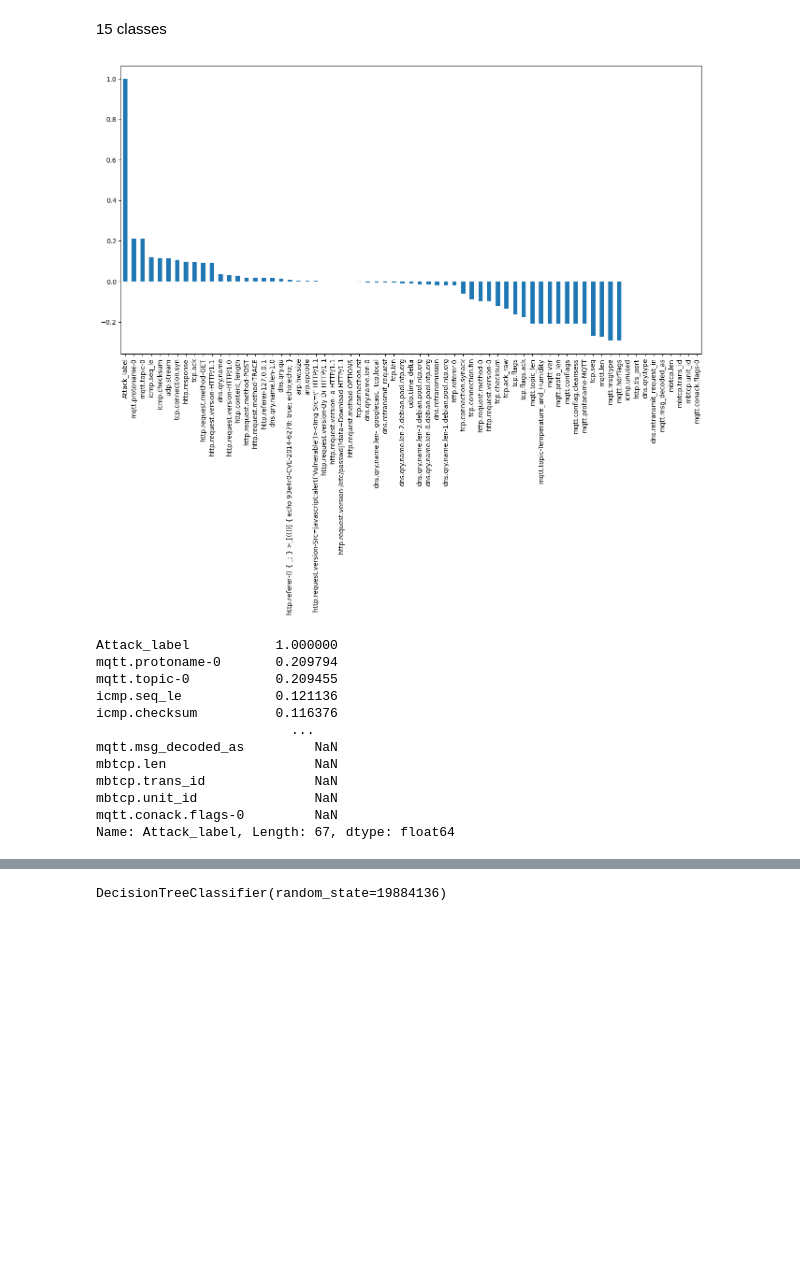
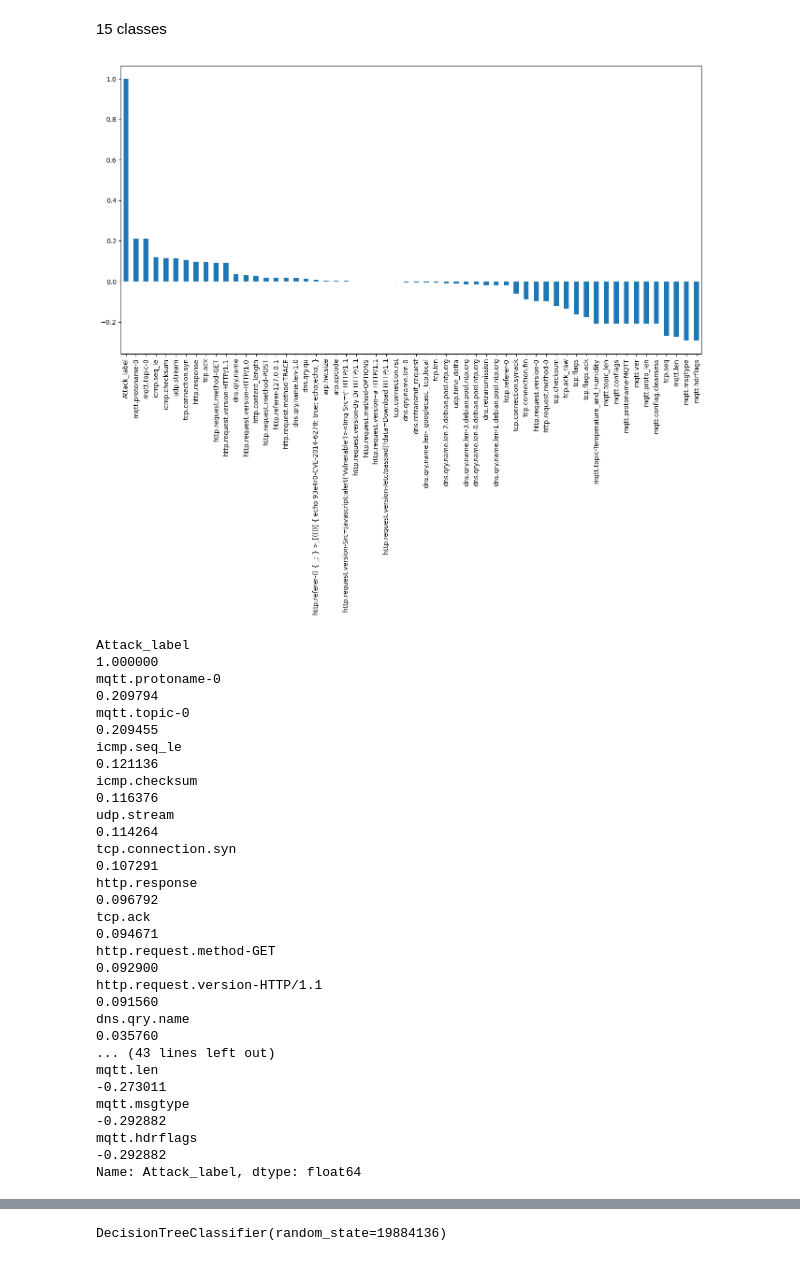
Before and after one commit to pro1710/ids, a Jupyter notebook: ds_analysis.ipynb, the cells around one changed output, grey strips where cells are left out. Saved outputs shown, nothing was run; the diff lists cells and outputs as text; code cells hidden in the pictures; blank space fills up the shorter version.

```diff
--- a/ds_analysis.ipynb
+++ b/ds_analysis.ipynb
@@ -76,7 +22,7 @@ done
 # %% [markdown]
 ML-EdgeIIoT-dataset
 # %%
-df  = pd.read_csv('./dataset/Edge-IIoTset-dataset/Selected dataset for ML and DL/ML-EdgeIIoT-dataset.csv', low_memory=False)
-print(df['Attack_type'].value_counts())
-df.info()
+path_to_dataset = './dataset/Edge-IIoTset-dataset/Selected dataset for ML and DL/ML-EdgeIIoT-dataset.csv'
+df  = ids_common.prepare_dataset(path_to_dataset)
+df.to_csv('./stuff/prepared_dataset.csv')
 # %% [output]
@@ -206,33 +45,0 @@ memory usage: 52.7+ MB
-# %%
-
-
-from sklearn.model_selection import train_test_split
-#from sklearn.model_selection import StratifiedShuffleSplit
-
-# 39  Attack_label                                                                       152196 non-null  int64
-# 40  Attack_type                                                                        152196 non-null  object
-
-SEED = random.randint(0, 42424242)
-print(f'SEED = {SEED}')
-
-target_label_2_class = 'Attack_label' # 0 indicates normal and 1 indicates attacks
-target_label_15_class = 'Attack_type'
-target_label_15_class_cat = 'Attack_type_cat'
-
-# df[target_label_15_class_cat], Attack_type_classes = pd.factorize(df[target_label_15_class])
-df[target_label_15_class_cat] = df[target_label_15_class].astype('category')
-
-Y = df[target_label_2_class]
-
-X = df.drop([target_label_2_class, target_label_15_class, target_label_15_class_cat], axis=1, inplace=False)
-
-print(f'X: {X.shape}')
-print(f'Y: {Y.shape}')
-
-X_train, X_test, Y_train, Y_test = train_test_split(X, Y, test_size=0.4, random_state=SEED, stratify=Y)
-
-print(f'X_train: {X_train.shape}')
-print(f'X_test: {X_test.shape}')
-
-print(f'Y_train: {Y_train.shape}')
-print(f'Y_test: {Y_test.shape}')
@@ -287,36 +174,41 @@ weighted avg       0.96      0.96      0.96     60879
 15 classes
 # %%
 
-tdf = df.drop([target_label_15_class, target_label_15_class_cat], axis=1, inplace=False).copy()
+tdf = df.drop([target_label_15_class], axis=1, inplace=False).copy()
 # # df[target_label_15_class_cat], Attack_type_classes = pd.factorize(df[target_label_15_class])
 # tdf['attack-type'], Attack_type_classes = pd.factorize(df[target_label_15_class])
 
 
 corr = tdf.corr()
 corr = corr[target_label_2_class]
 
 corr = corr.sort_values(ascending=False)
 
 ax = corr.plot.bar(figsize=(16, 8))
 # ax.bar_label(ax.containers[0])
 
 plt.xticks(rotation=90)
 plt.show()
 
 print(corr)
 # %% [output]
-[figure, old version]
+[figure, new version]
-Attack_label           1.000000
-mqtt.protoname-0       0.209794
-mqtt.topic-0           0.209455
-icmp.seq_le            0.121136
-icmp.checksum          0.116376
-                         ...
-mqtt.msg_decoded_as         NaN
-mbtcp.len                   NaN
-mbtcp.trans_id              NaN
-mbtcp.unit_id               NaN
-mqtt.conack.flags-0         NaN
-Name: Attack_label, Length: 67, dtype: float64
+Attack_label                                                                         1.000000
+mqtt.protoname-0                                                                     0.209794
+mqtt.topic-0                                                                         0.209455
+icmp.seq_le                                                                          0.121136
+icmp.checksum                                                                        0.116376
+udp.stream                                                                           0.114264
+tcp.connection.syn                                                                   0.107291
+http.response                                                                        0.096792
+tcp.ack                                                                              0.094671
+http.request.method-GET                                                              0.092900
+http.request.version-HTTP/1.1                                                        0.091560
+dns.qry.name                                                                         0.035760
+... (43 lines left out)
+mqtt.len                                                                            -0.273011
+mqtt.msgtype                                                                        -0.292882
+mqtt.hdrflags                                                                       -0.292882
+Name: Attack_label, dtype: float64
 # %%
 
```
Also changed, not shown: parts of 22 cells of this notebook, 3 other files.
